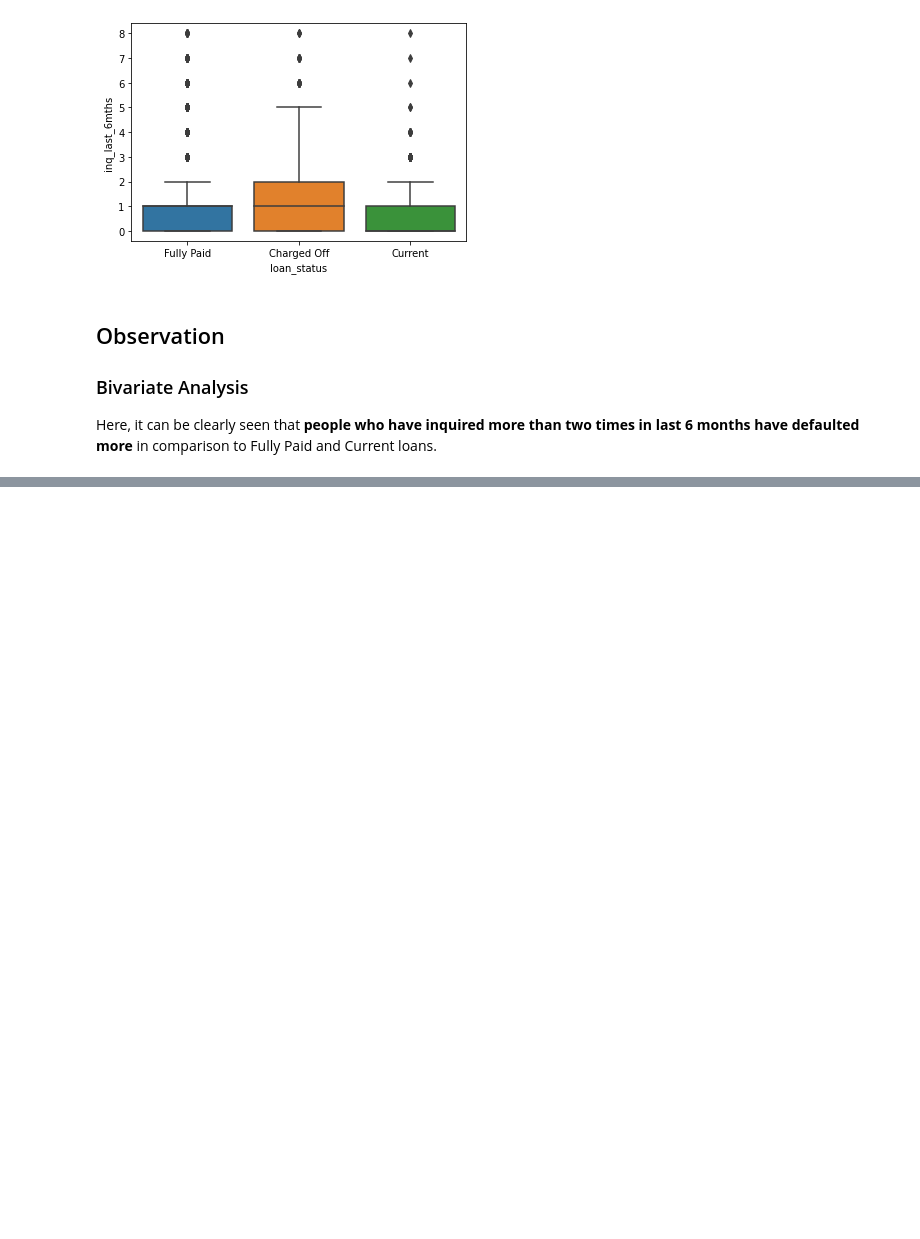
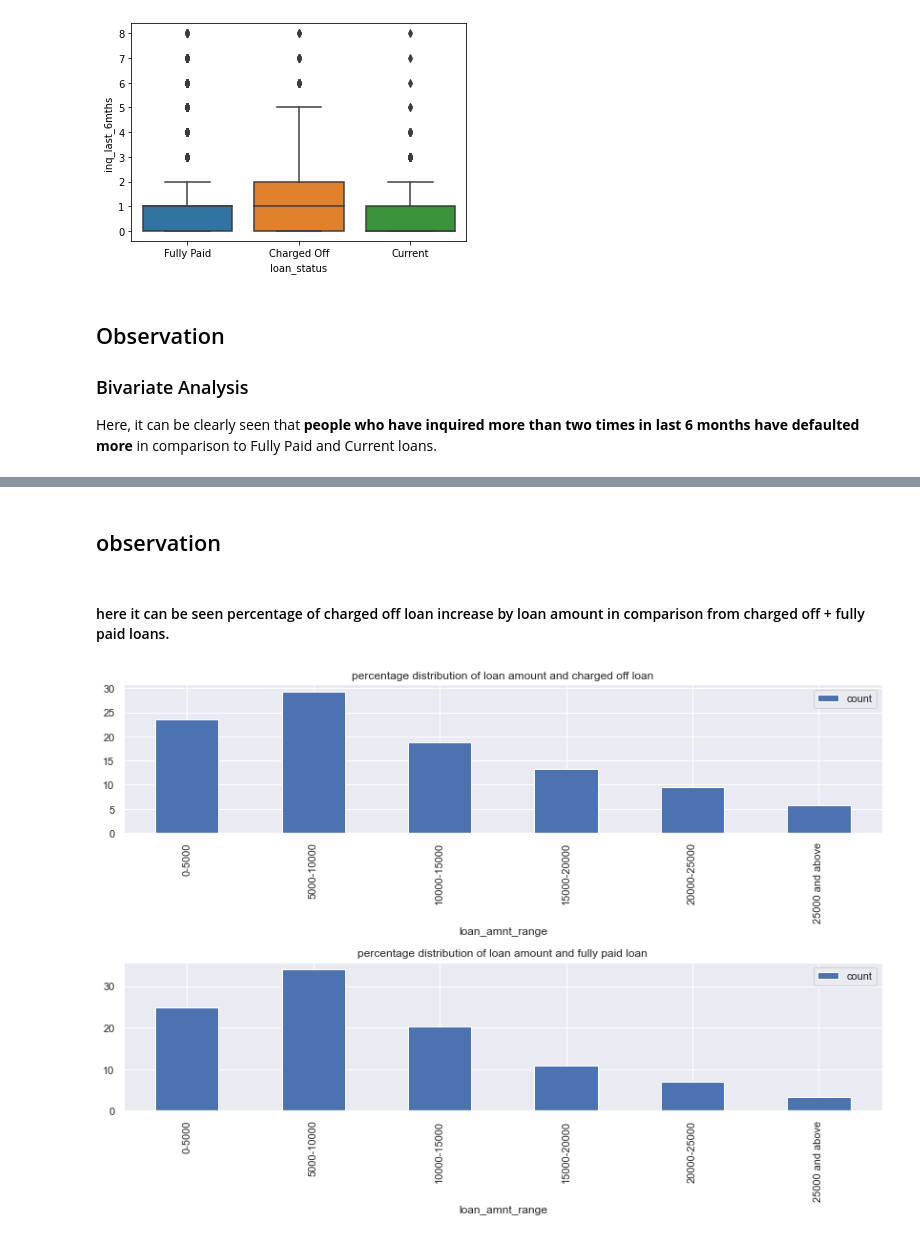
Before and after one commit to pndy19/lending_club_case_study, a Jupyter notebook: Lending_Club.ipynb, the cells around one changed output, grey strips where cells are left out. Drawn from its saved outputs; the diff is of its cells as text; code cells hidden in the pictures; blank space fills up the shorter version.

```diff
--- a/Lending_Club.ipynb
+++ b/Lending_Club.ipynb
@@ -813,0 +828,13 @@ Here, it can be clearly seen that __people who have inquired more than two times
+# %% [markdown]
+## observation
+# %% [markdown]
+#### here it can be seen percentage of  charged off loan increase by loan amount in comparison from charged off + fully paid loans.
+# %%
+fig, axes = plt.subplots(nrows=2, ncols=1)
+
+(df_loan[(df_loan['loan_status']=='Charged Off') ].groupby(['loan_amnt_range']).agg(['count'])['loan_amnt']*100/len(df_loan[(df_loan['loan_status']=='Charged Off') ])).plot.bar(ax=axes[0],title='percentage distribution of loan amount and charged off loan')
+
+(df_loan[(df_loan['loan_status']=='Fully Paid') ].groupby(['loan_amnt_range']).agg(['count'])['loan_amnt']*100/len(df_loan[(df_loan['loan_status']=='Fully Paid') ])).plot.bar(ax=axes[1],title='percentage distribution of loan amount and fully paid loan', yticks=None)
+plt.tight_layout()
+# %% [output]
+[figure, added]
```
Also changed, not shown: parts of 19 cells of this notebook.
